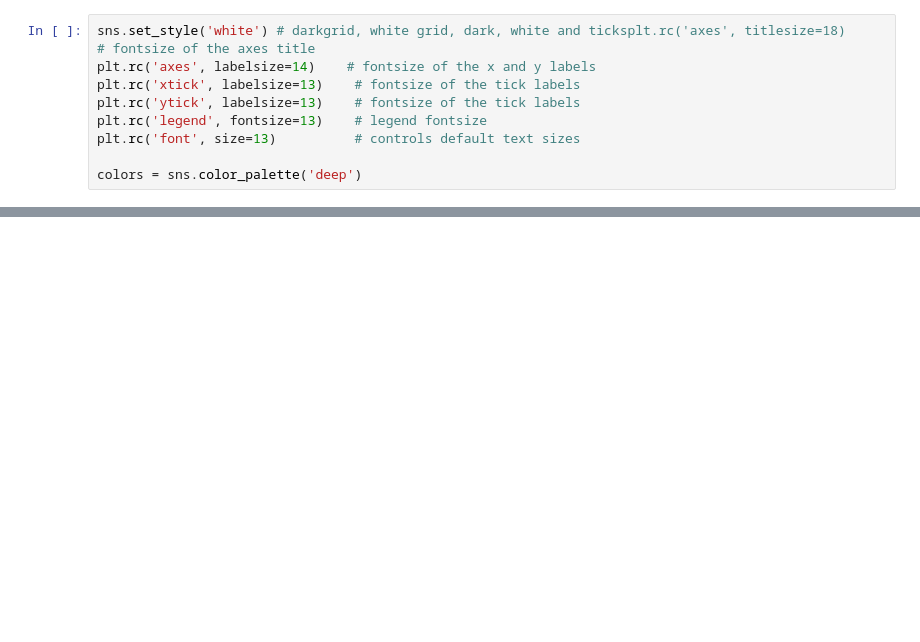
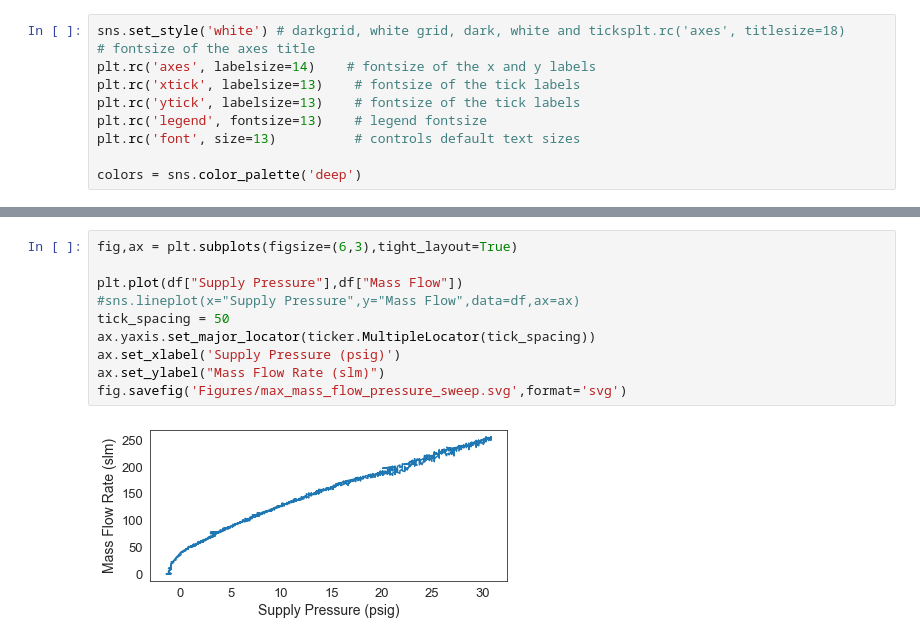
Before and after one commit to osuntp/ntp, a Jupyter notebook: Post/Post_NB/main.ipynb, the cells around one changed output, grey strips where cells are left out. Cells and saved outputs as stored; diff of their text form; blank space fills up the shorter version.

```diff
--- a/Post/Post_NB/main.ipynb
+++ b/Post/Post_NB/main.ipynb
@@ -173,0 +173,12 @@ print(rising_time)
+# %%
+fig,ax = plt.subplots(figsize=(6,3),tight_layout=True)
+
+plt.plot(df["Supply Pressure"],df["Mass Flow"])
+#sns.lineplot(x="Supply Pressure",y="Mass Flow",data=df,ax=ax)
+tick_spacing = 50
+ax.yaxis.set_major_locator(ticker.MultipleLocator(tick_spacing))
+ax.set_xlabel('Supply Pressure (psig)')
+ax.set_ylabel("Mass Flow Rate (slm)")
+fig.savefig('Figures/max_mass_flow_pressure_sweep.svg',format='svg')
+# %% [output]
+[figure, added]
```
Also changed, not shown: parts of 10 cells of this notebook, 8 other files.
